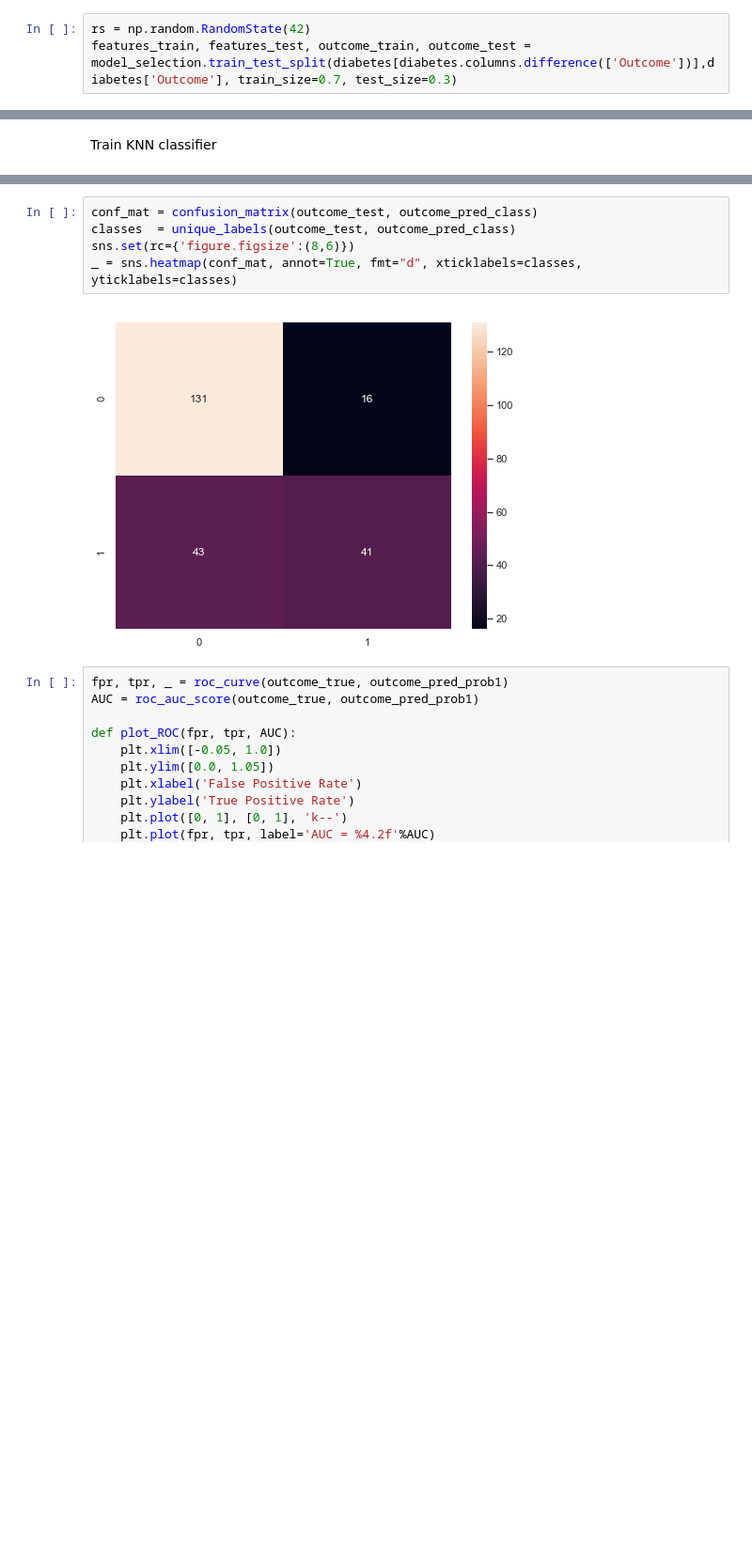
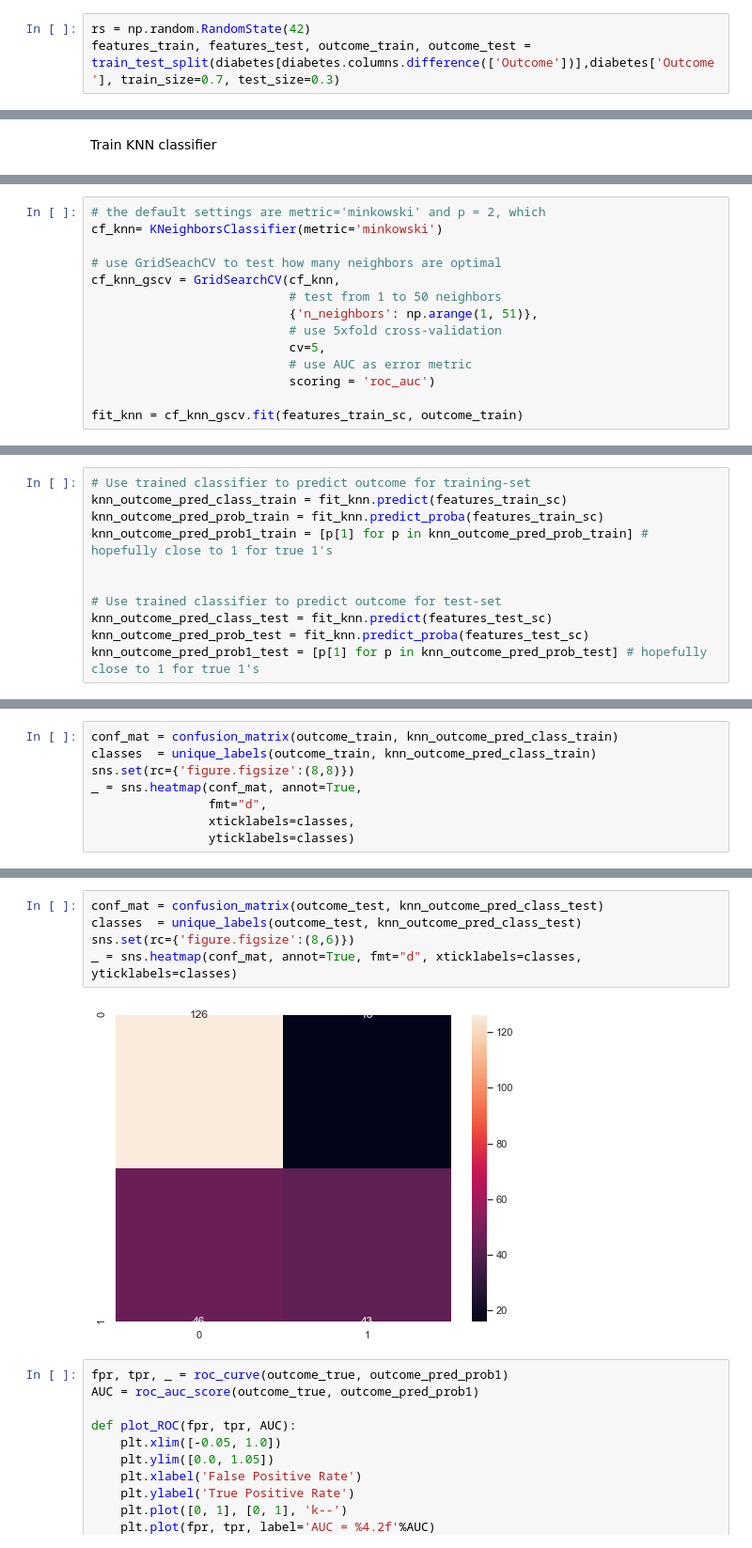
Before and after one commit to marius-mather/lessons-mlpy, a Jupyter notebook: _episodes_rmd/50-Classification.ipynb, the cells around one changed output, grey strips where cells are left out. Shown at 94% size. Saved outputs shown, nothing was run; the diff lists cells and outputs as text; blank space fills up the shorter version.

```diff
--- a/_episodes_rmd/50-Classification.ipynb
+++ b/_episodes_rmd/50-Classification.ipynb
@@ -369,7 +371,7 @@ To create a classifier for predicting whether a person has diabetes or not.
 We’re going to split our data into 70% training and 30% testing sets.
 # %%
 rs = np.random.RandomState(42)
-features_train, features_test, outcome_train, outcome_test = model_selection.train_test_split(diabetes[diabetes.columns.difference(['Outcome'])],diabetes['Outcome'], train_size=0.7, test_size=0.3)
+features_train, features_test, outcome_train, outcome_test = train_test_split(diabetes[diabetes.columns.difference(['Outcome'])],diabetes['Outcome'], train_size=0.7, test_size=0.3)
 # %% [markdown]
 How many examples do we have in the training and testing sets?
 # %%
@@ -495,0 +500,14 @@ outcome_pred_prob1 = [p[1] for p in outcome_pred_prob] # hopefully close to 1 fo
+# %%
+# the default settings are metric='minkowski' and p = 2, which
+cf_knn= KNeighborsClassifier(metric='minkowski')
+
+# use GridSeachCV to test how many neighbors are optimal
+cf_knn_gscv = GridSearchCV(cf_knn,
+                           # test from 1 to 50 neighbors
+                           {'n_neighbors': np.arange(1, 51)},
+                           # use 5xfold cross-validation
+                           cv=5,
+                           # use AUC as error metric
+                           scoring = 'roc_auc')
+
+fit_knn = cf_knn_gscv.fit(features_train_sc, outcome_train)
@@ -496,3 +576,14 @@ outcome_pred_prob1 = [p[1] for p in outcome_pred_prob] # hopefully close to 1 fo
+# %%
+# Use trained classifier to predict outcome for training-set
+knn_outcome_pred_class_train = fit_knn.predict(features_train_sc)
+knn_outcome_pred_prob_train = fit_knn.predict_proba(features_train_sc)
+knn_outcome_pred_prob1_train = [p[1] for p in knn_outcome_pred_prob_train] # hopefully close to 1 for true 1's
+
+
+# Use trained classifier to predict outcome for test-set
+knn_outcome_pred_class_test = fit_knn.predict(features_test_sc)
+knn_outcome_pred_prob_test = fit_knn.predict_proba(features_test_sc)
+knn_outcome_pred_prob1_test = [p[1] for p in knn_outcome_pred_prob_test] # hopefully close to 1 for true 1's
 # %% [markdown]
 ### Classifier Diagnostics/evaluation
 So how well did the classifier do?
@@ -498,0 +592,8 @@ So how well did the classifier do?
+# %%
+conf_mat = confusion_matrix(outcome_train, knn_outcome_pred_class_train)
+classes  = unique_labels(outcome_train, knn_outcome_pred_class_train)
+sns.set(rc={'figure.figsize':(8,8)})
+_ = sns.heatmap(conf_mat, annot=True,
+                fmt="d",
+                xticklabels=classes,
+                yticklabels=classes)
@@ -499,10 +602,10 @@ So how well did the classifier do?
 # %%
-conf_mat = confusion_matrix(outcome_test, outcome_pred_class)
-classes  = unique_labels(outcome_test, outcome_pred_class)
+conf_mat = confusion_matrix(outcome_test, knn_outcome_pred_class_test)
+classes  = unique_labels(outcome_test, knn_outcome_pred_class_test)
 sns.set(rc={'figure.figsize':(8,6)})
 _ = sns.heatmap(conf_mat, annot=True, fmt="d", xticklabels=classes, yticklabels=classes)
 # %% [output]
-[figure, old version]
+[figure, new version]
 # %%
 fpr, tpr, _ = roc_curve(outcome_true, outcome_pred_prob1)
 AUC = roc_auc_score(outcome_true, outcome_pred_prob1)
```
Also changed, not shown: parts of 25 cells of this notebook, 1 other file.
